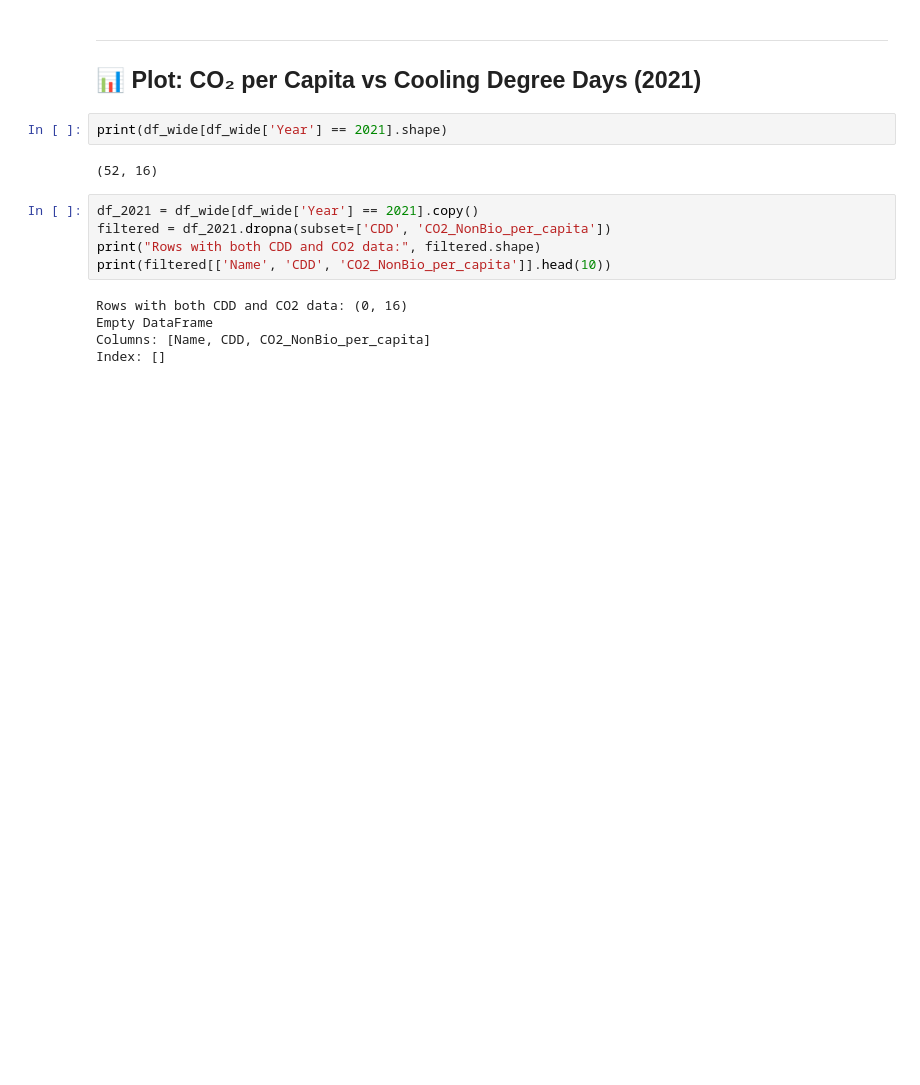
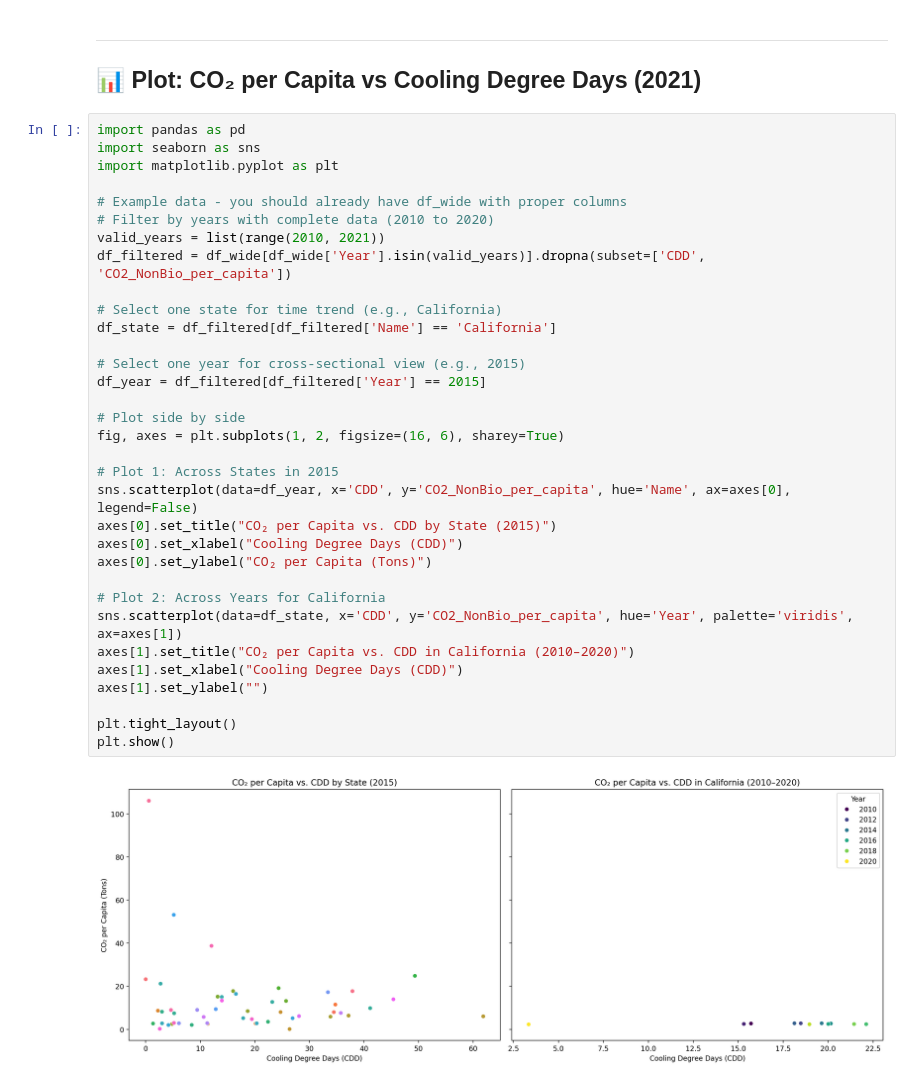
Before and after one commit to Nastiiasaenko/Data-Commons-, a Jupyter notebook: 02_environmental_exploration.ipynb, the cells around one changed output. Cells and saved outputs as stored; diff of their text form; blank space fills up the shorter version.

```diff
--- a/02_environmental_exploration.ipynb
+++ b/02_environmental_exploration.ipynb
@@ -1248,17 +1249,38 @@ Let’s visualize this for a specific year using a scatter plot.
 # %% [markdown]
 -----
 ## 📊 Plot: CO₂ per Capita vs Cooling Degree Days (2021)
-# %%
-print(df_wide[df_wide['Year'] == 2021].shape)
-# %% [output]
-(52, 16)
-# %%
-df_2021 = df_wide[df_wide['Year'] == 2021].copy()
-filtered = df_2021.dropna(subset=['CDD', 'CO2_NonBio_per_capita'])
-print("Rows with both CDD and CO2 data:", filtered.shape)
-print(filtered[['Name', 'CDD', 'CO2_NonBio_per_capita']].head(10))
-# %% [output]
-Rows with both CDD and CO2 data: (0, 16)
-Empty DataFrame
-Columns: [Name, CDD, CO2_NonBio_per_capita]
-Index: []
+# %%
+import pandas as pd
+import seaborn as sns
+import matplotlib.pyplot as plt
+
+# Example data - you should already have df_wide with proper columns
+# Filter by years with complete data (2010 to 2020)
+valid_years = list(range(2010, 2021))
+df_filtered = df_wide[df_wide['Year'].isin(valid_years)].dropna(subset=['CDD', 'CO2_NonBio_per_capita'])
+
+# Select one state for time trend (e.g., California)
+df_state = df_filtered[df_filtered['Name'] == 'California']
+
+# Select one year for cross-sectional view (e.g., 2015)
+df_year = df_filtered[df_filtered['Year'] == 2015]
+
+# Plot side by side
+fig, axes = plt.subplots(1, 2, figsize=(16, 6), sharey=True)
+
+# Plot 1: Across States in 2015
+sns.scatterplot(data=df_year, x='CDD', y='CO2_NonBio_per_capita', hue='Name', ax=axes[0], legend=False)
+axes[0].set_title("CO₂ per Capita vs. CDD by State (2015)")
+axes[0].set_xlabel("Cooling Degree Days (CDD)")
+axes[0].set_ylabel("CO₂ per Capita (Tons)")
+
+# Plot 2: Across Years for California
+sns.scatterplot(data=df_state, x='CDD', y='CO2_NonBio_per_capita', hue='Year', palette='viridis', ax=axes[1])
+axes[1].set_title("CO₂ per Capita vs. CDD in California (2010–2020)")
+axes[1].set_xlabel("Cooling Degree Days (CDD)")
+axes[1].set_ylabel("")
+
+plt.tight_layout()
+plt.show()
+# %% [output]
+[figure, added]
```
Also changed, not shown: parts of 16 cells of this notebook.
